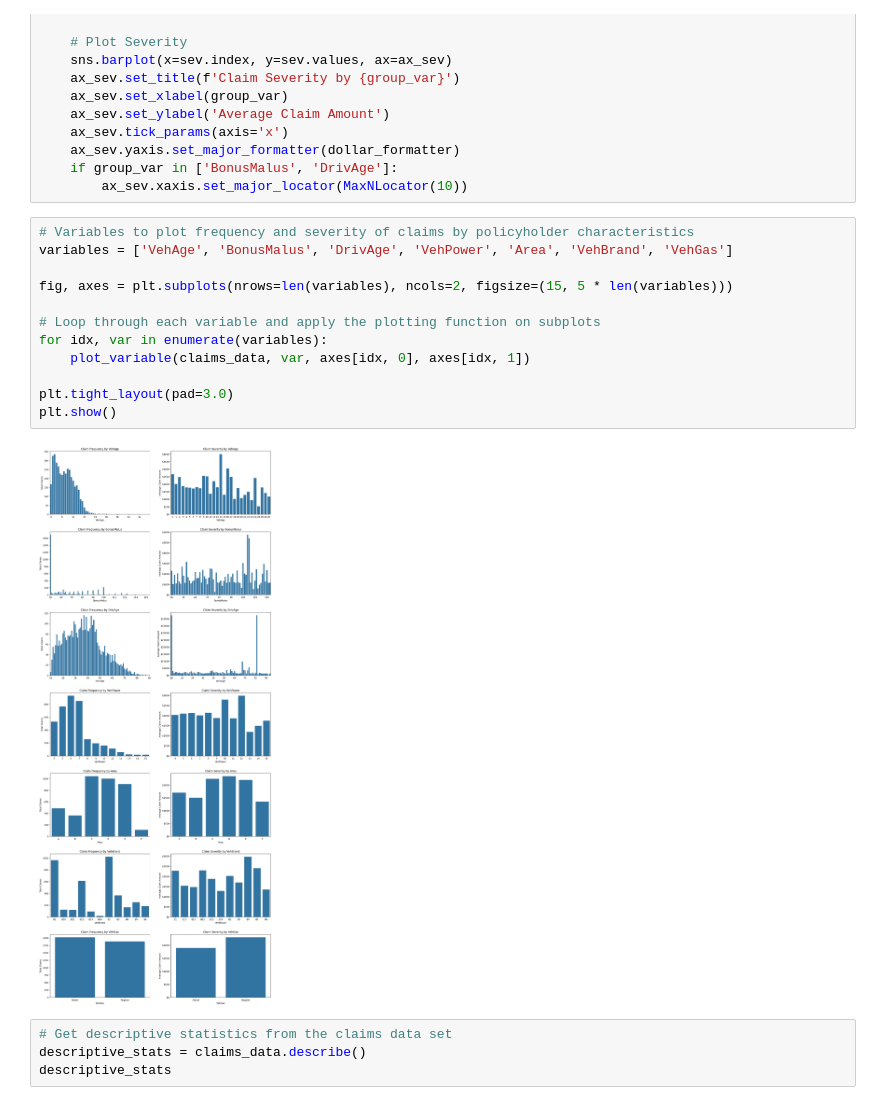
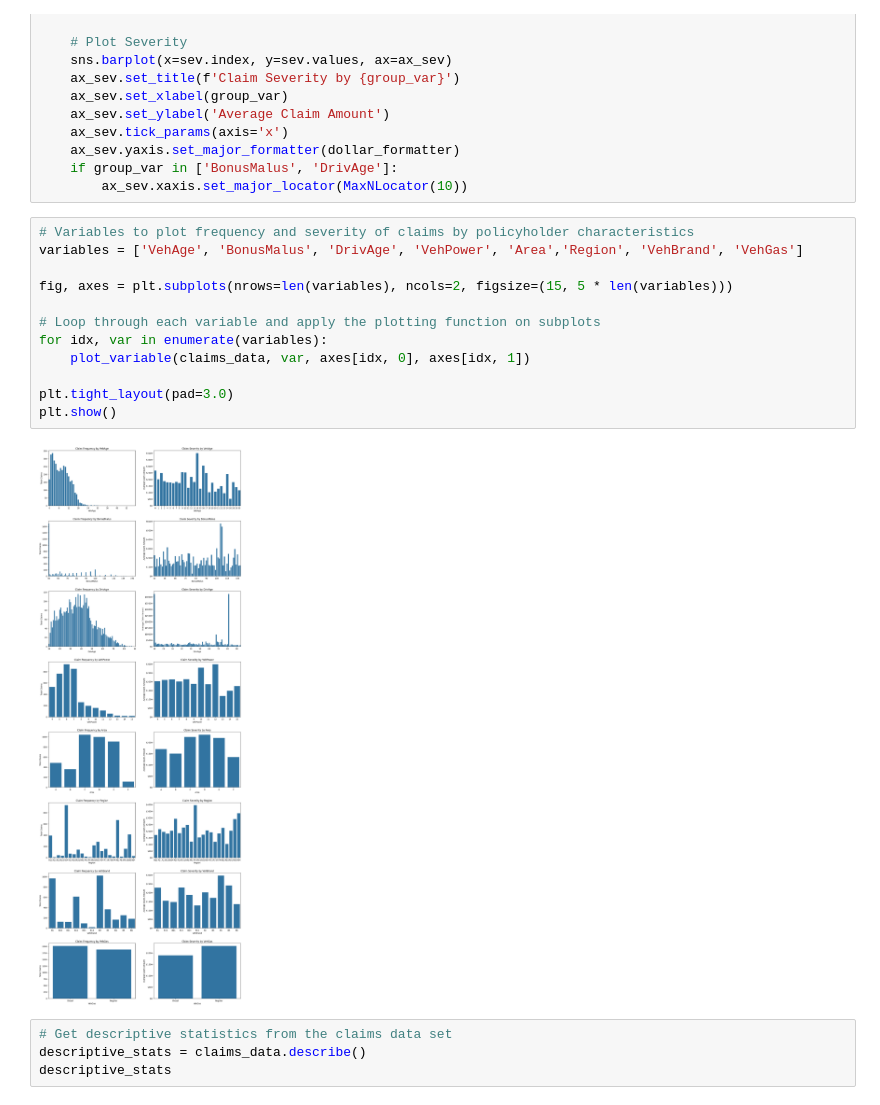
Before and after one commit to ThomasDeConinck/Assurance-Code-Python, a Jupyter notebook: assurances Code Python Case.ipynb, the cells around one changed output. Cells and saved outputs as stored; diff of their text form.

```diff
--- a/assurances Code Python Case.ipynb
+++ b/assurances Code Python Case.ipynb
@@ -57,18 +56,18 @@ def plot_variable(data, group_var, ax_freq, ax_sev):
         ax_sev.xaxis.set_major_locator(MaxNLocator(10))
 # %%
 # Variables to plot frequency and severity of claims by policyholder characteristics
-variables = ['VehAge', 'BonusMalus', 'DrivAge', 'VehPower', 'Area', 'VehBrand', 'VehGas']
+variables = ['VehAge', 'BonusMalus', 'DrivAge', 'VehPower', 'Area','Region', 'VehBrand', 'VehGas']
 
 fig, axes = plt.subplots(nrows=len(variables), ncols=2, figsize=(15, 5 * len(variables)))
 
 # Loop through each variable and apply the plotting function on subplots
 for idx, var in enumerate(variables):
     plot_variable(claims_data, var, axes[idx, 0], axes[idx, 1])
 
 plt.tight_layout(pad=3.0)
 plt.show()
 # %% [output]
-[figure, old version]
+[figure, new version]
 # %%
 # Get descriptive statistics from the claims data set
 descriptive_stats = claims_data.describe()
```
Also changed, not shown: parts of 19 cells of this notebook.
